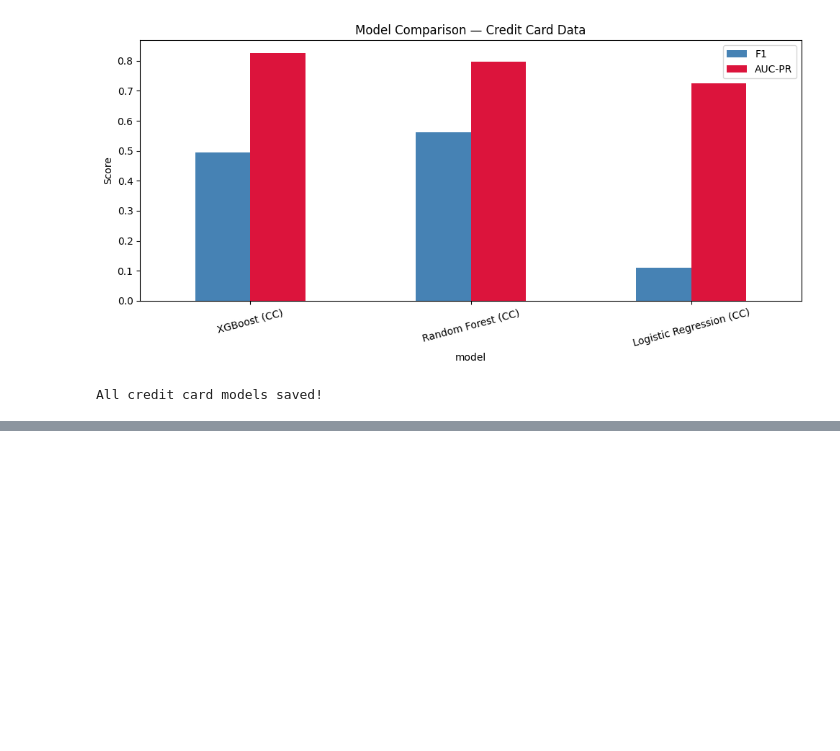
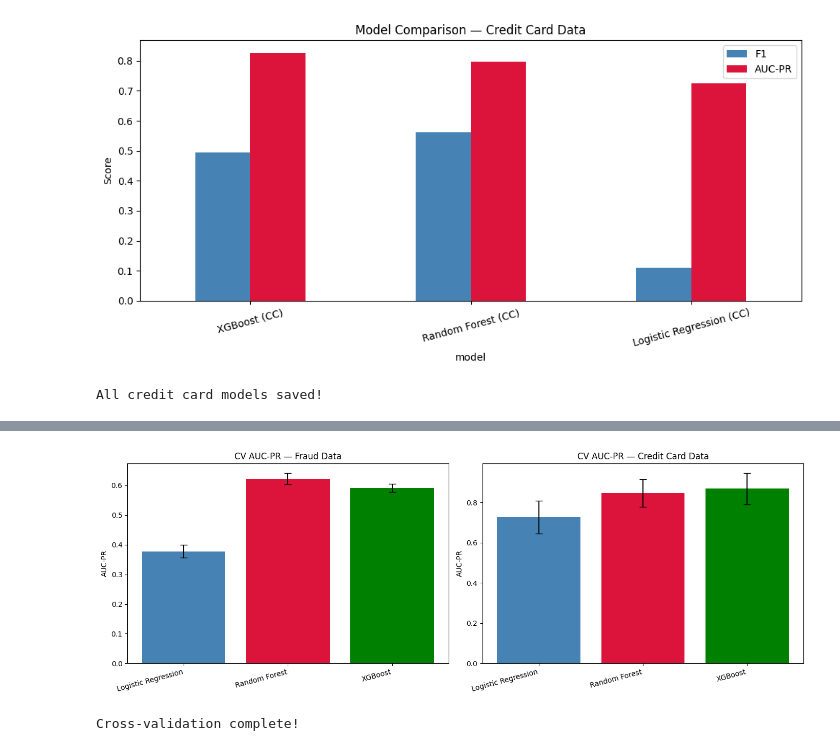
Before and after one commit to reb-ika/fraud-detection, a Jupyter notebook: notebooks/modeling.ipynb, the cells around one changed output, grey strips where cells are left out. Drawn from its saved outputs; the diff is of its cells as text; code cells hidden in the pictures; blank space fills up the shorter version.

```diff
--- a/notebooks/modeling.ipynb
+++ b/notebooks/modeling.ipynb
@@ -302,0 +403,32 @@ All credit card models saved!
+# %%
+fig, axes = plt.subplots(1, 2, figsize=(14, 5))
+
+# Fraud CV results
+x = range(len(cv_fraud_df))
+axes[0].bar(x, cv_fraud_df['AUC-PR Mean'],
+            yerr=cv_fraud_df['AUC-PR Std'],
+            color=['steelblue','crimson','green'],
+            capsize=5)
+axes[0].set_xticks(x)
+axes[0].set_xticklabels(cv_fraud_df['Model'], rotation=15, ha='right')
+axes[0].set_title('CV AUC-PR — Fraud Data')
+axes[0].set_ylabel('AUC-PR')
+
+# CC CV results
+x2 = range(len(cv_cc_df))
+axes[1].bar(x2, cv_cc_df['AUC-PR Mean'],
+            yerr=cv_cc_df['AUC-PR Std'],
+            color=['steelblue','crimson','green'],
+            capsize=5)
+axes[1].set_xticks(x2)
+axes[1].set_xticklabels(cv_cc_df['Model'], rotation=15, ha='right')
+axes[1].set_title('CV AUC-PR — Credit Card Data')
+axes[1].set_ylabel('AUC-PR')
+
+plt.tight_layout()
+plt.savefig('../data/processed/cv_comparison.png')
+plt.show()
+print("Cross-validation complete!")
+# %% [output]
+[figure, added]
+Cross-validation complete!
```
Also changed, not shown: parts of 2 cells of this notebook, 3 other files.
